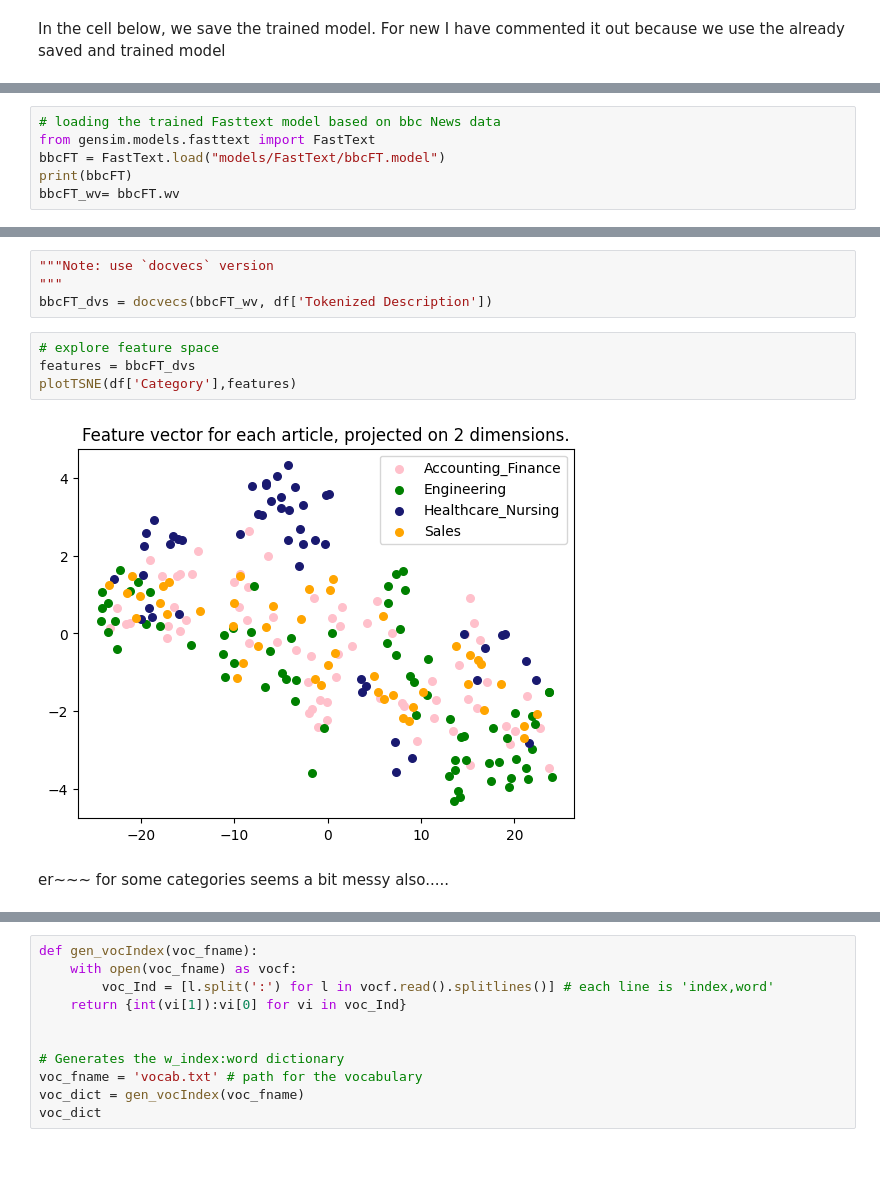
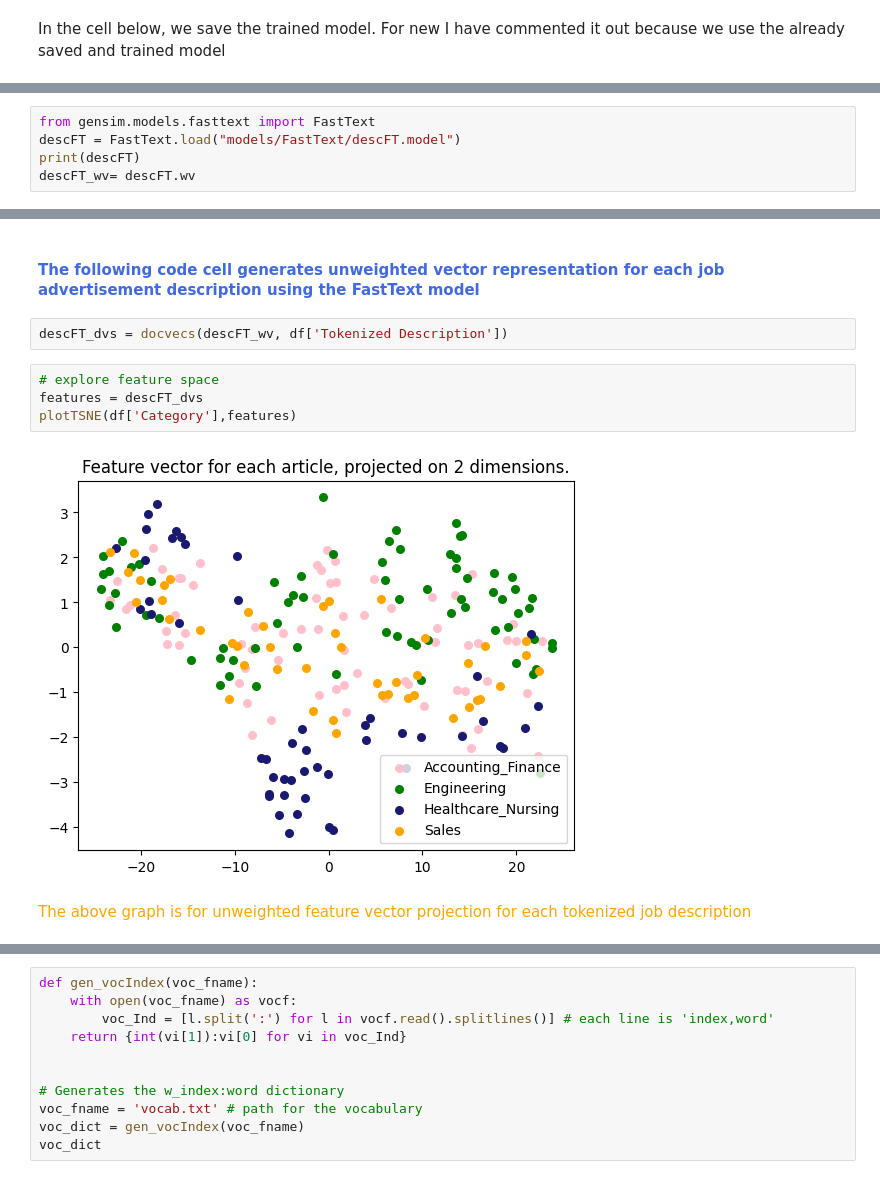
Before and after one commit to ayushpatel2002/jobs-data-NLP, a Jupyter notebook: task2_3.ipynb, the cells around one changed output, grey strips where cells are left out. Drawn from its saved outputs; the diff is of its cells as text.

```diff
--- a/task2_3.ipynb
+++ b/task2_3.ipynb
@@ -376,7 +379,6 @@ We can retrieve the KeyedVectors from the model as follows,
 # %%
-# loading the trained Fasttext model based on bbc News data
 from gensim.models.fasttext import FastText
-bbcFT = FastText.load("models/FastText/bbcFT.model")
-print(bbcFT)
-bbcFT_wv= bbcFT.wv
+descFT = FastText.load("models/FastText/descFT.model")
+print(descFT)
+descFT_wv= descFT.wv
 # %% [output]
@@ -390,13 +392,14 @@ bbcFT_wv= bbcFT.wv
 FastText<vocab=2741, vector_size=50, alpha=0.025>
+# %% [markdown]
+<h4 style="color: #4169E1"> The following code cell generates unweighted vector
+representation for each job advertisement description using the FastText model
 # %%
-"""Note: use `docvecs` version
-"""
-bbcFT_dvs = docvecs(bbcFT_wv, df['Tokenized Description'])
+descFT_dvs = docvecs(descFT_wv, df['Tokenized Description'])
 # %%
 # explore feature space
-features = bbcFT_dvs
+features = descFT_dvs
 plotTSNE(df['Category'],features)
 # %% [output]
-[figure, old version]
+[figure, new version]
-# %% [markdown]
-er~~~ for some categories seems a bit messy also.....
+# %% [markdown]
+<p style="color: #FFA500">The above graph is for unweighted feature vector projection for each tokenized job description
```
Also changed, not shown: parts of 39 cells of this notebook.
